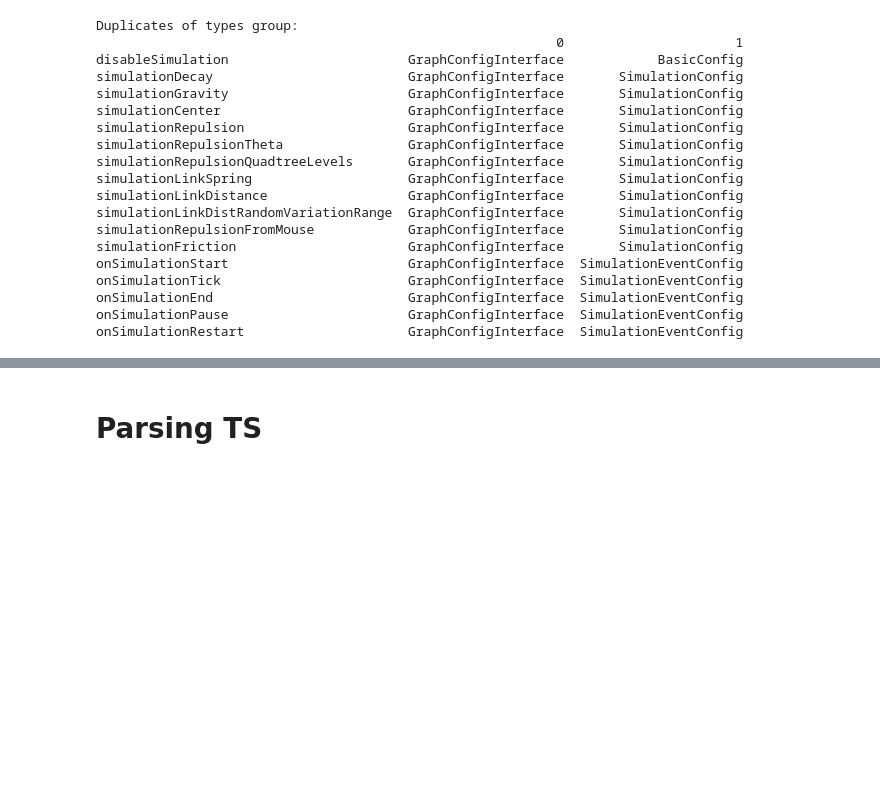
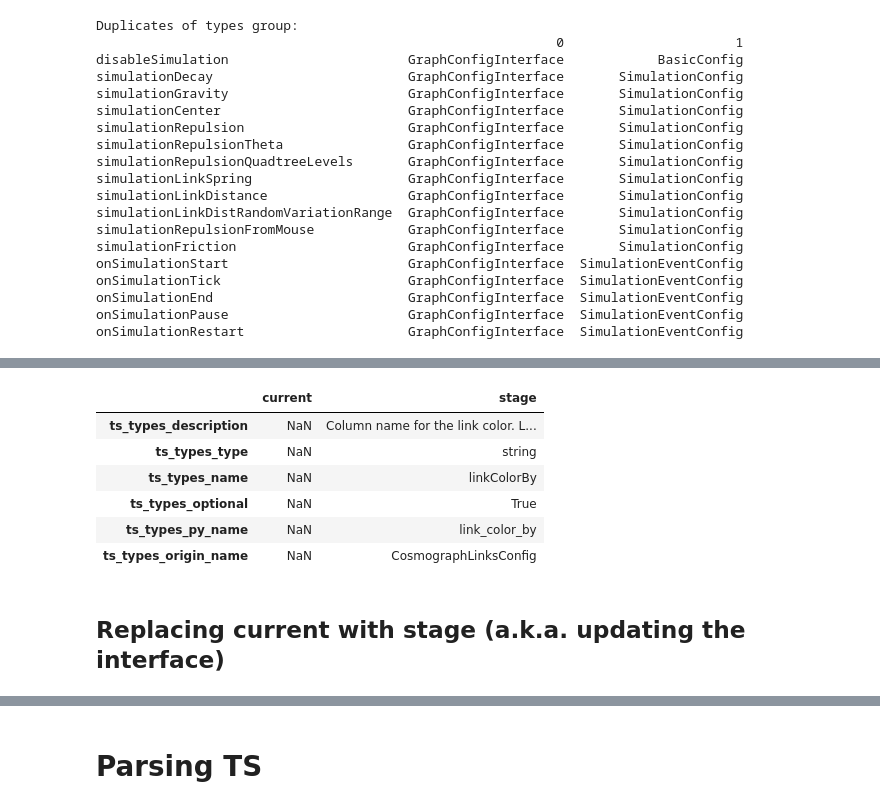
Before and after one commit to cosmograph-org/py_cosmograph, a Jupyter notebook: misc/defining_sot_for_config_properties.ipynb, the cells around one changed output, grey strips where cells are left out. Cells and saved outputs as stored; diff of their text form; code cells hidden in the pictures; blank space fills up the shorter version.

```diff
--- a/misc/defining_sot_for_config_properties.ipynb
+++ b/misc/defining_sot_for_config_properties.ipynb
@@ -156,0 +379,12 @@ inclusive_subdict(flat_keys_to_original, left_only)
+# %%
+differences_for_name('link_color_by')
+# %% [output]
+|  | current | stage |
+| ts_types_description | NaN | Column name for the link color. L... |
+| ts_types_type | NaN | string |
+| ts_types_name | NaN | linkColorBy |
+| ts_types_optional | NaN | True |
+| ts_types_py_name | NaN | link_color_by |
+| ts_types_origin_name | NaN | CosmographLinksConfig |
+# %% [markdown]
+## Replacing current with stage (a.k.a. updating the interface)
```
Also changed, not shown: parts of 41 cells of this notebook, 6 other files.
